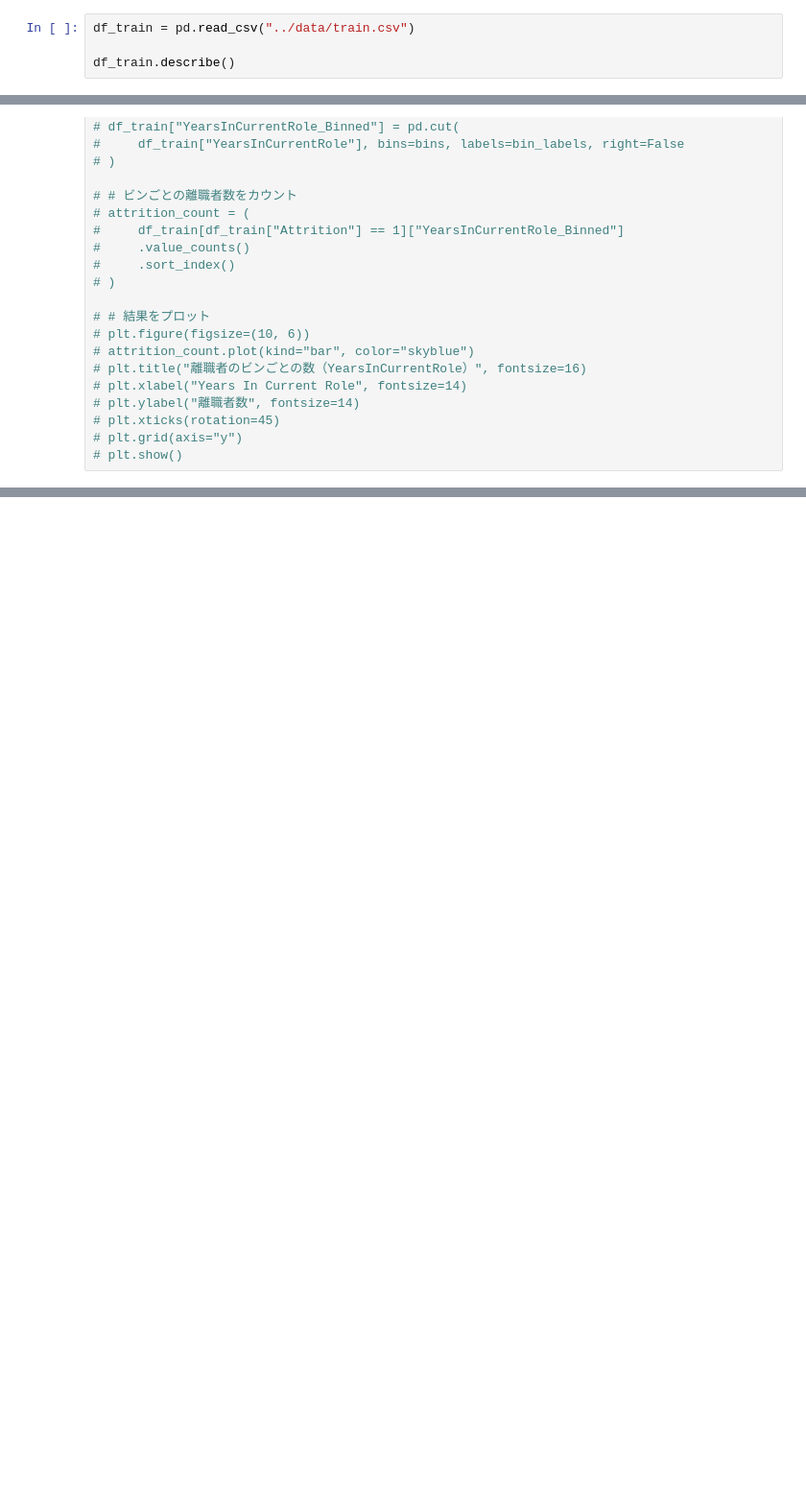
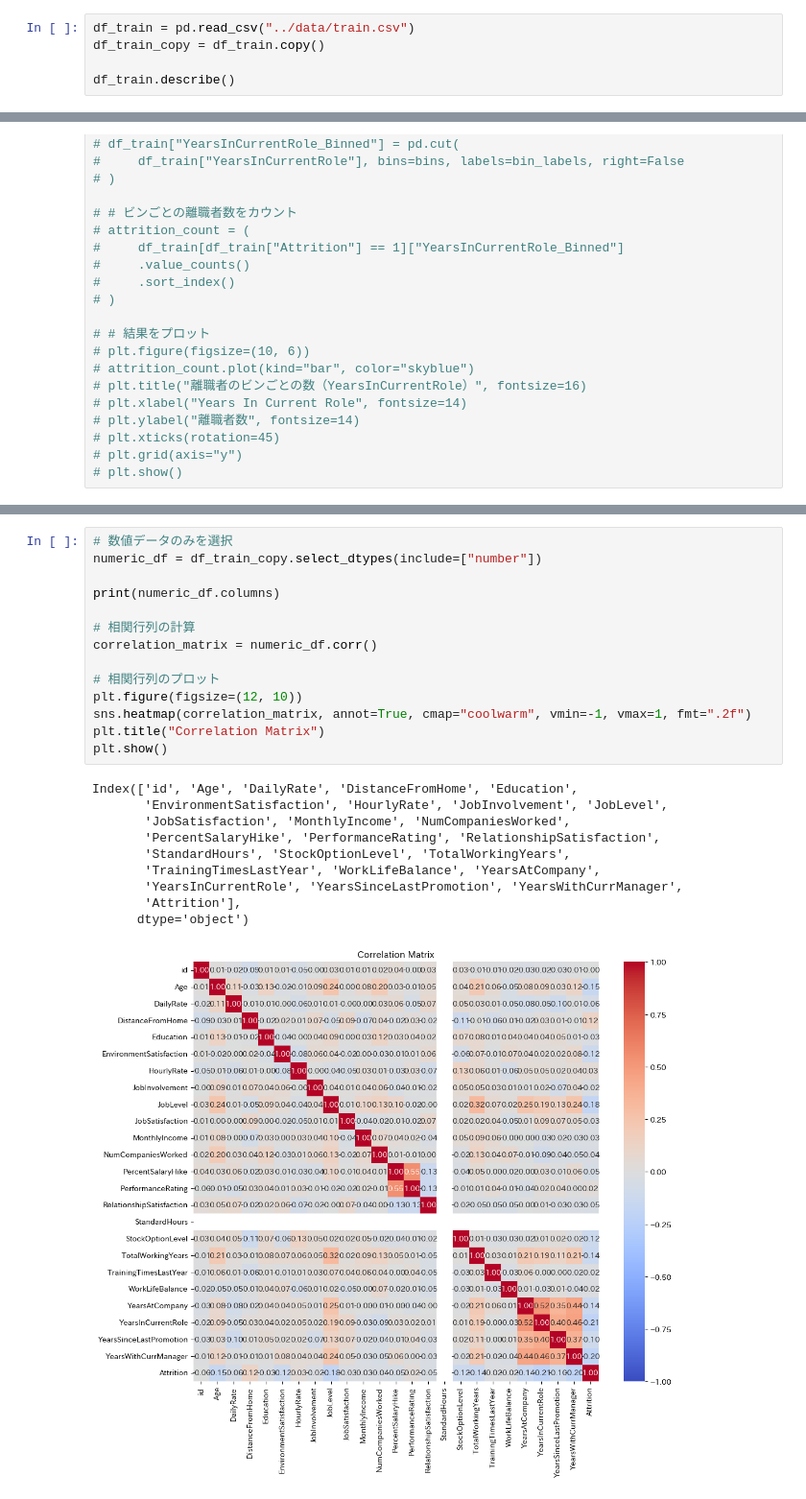
Before and after one commit to karasuneo/kaggle-practice, a Jupyter notebook: predicting-employee-turnover/src/data_analysis.ipynb, the cells around one changed output, grey strips where cells are left out. Shown at 96% size. Drawn from its saved outputs; the diff is of its cells as text; blank space fills up the shorter version.

```diff
--- a/predicting-employee-turnover/src/data_analysis.ipynb
+++ b/predicting-employee-turnover/src/data_analysis.ipynb
@@ -24,6 +24,7 @@ from pipe.baseline import Baseline
 pd.options.display.max_columns = None
 # %%
 df_train = pd.read_csv("../data/train.csv")
+df_train_copy = df_train.copy()
 
 df_train.describe()
 # %% [output]
@@ -271,0 +269,25 @@ plt.show()
+# %%
+# 数値データのみを選択
+numeric_df = df_train_copy.select_dtypes(include=["number"])
+
+print(numeric_df.columns)
+
+# 相関行列の計算
+correlation_matrix = numeric_df.corr()
+
+# 相関行列のプロット
+plt.figure(figsize=(12, 10))
+sns.heatmap(correlation_matrix, annot=True, cmap="coolwarm", vmin=-1, vmax=1, fmt=".2f")
+plt.title("Correlation Matrix")
+plt.show()
+# %% [output]
+Index(['id', 'Age', 'DailyRate', 'DistanceFromHome', 'Education',
+       'EnvironmentSatisfaction', 'HourlyRate', 'JobInvolvement', 'JobLevel',
+       'JobSatisfaction', 'MonthlyIncome', 'NumCompaniesWorked',
+       'PercentSalaryHike', 'PerformanceRating', 'RelationshipSatisfaction',
+       'StandardHours', 'StockOptionLevel', 'TotalWorkingYears',
+       'TrainingTimesLastYear', 'WorkLifeBalance', 'YearsAtCompany',
+       'YearsInCurrentRole', 'YearsSinceLastPromotion', 'YearsWithCurrManager',
+       'Attrition'],
+      dtype='object')
+[figure, added]
```
Also changed, not shown: parts of 5 cells of this notebook, 4 other files.
